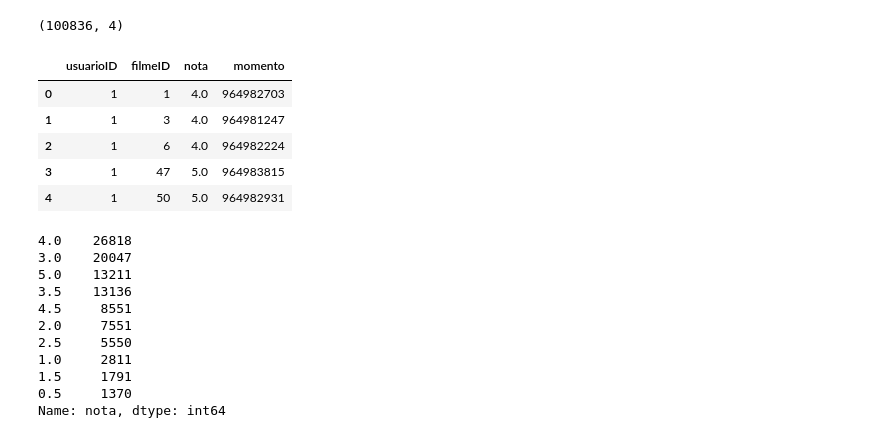
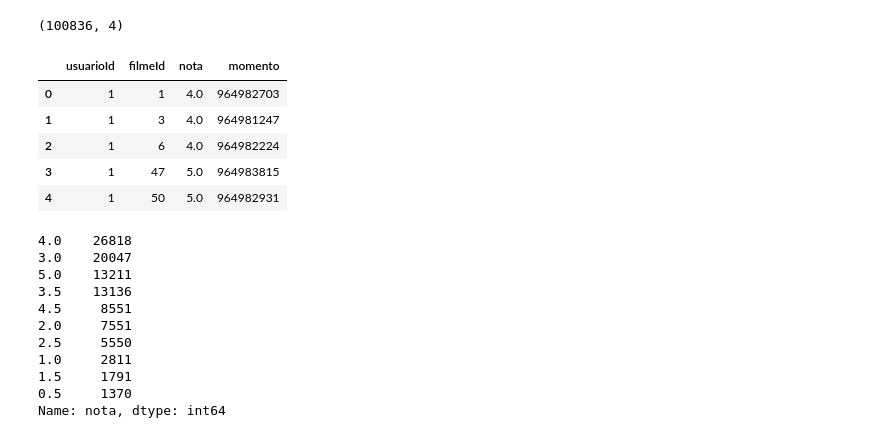
Before and after one commit to phelipecomph/ALURA-Data-Science-Primeiros-Passos, a Jupyter notebook: Starting_Data_Science.ipynb, the cells around one changed output. Drawn from its saved outputs; the diff is of its cells as text; code cells hidden in the pictures.

```diff
--- a/Starting_Data_Science.ipynb
+++ b/Starting_Data_Science.ipynb
@@ -16,10 +18,10 @@ notas.shape
 # %% [output]
 (100836, 4)
 # %%
-notas.columns = ["usuarioID","filmeID","nota","momento"]
+notas.columns = ["usuarioId","filmeId","nota","momento"]
 notas.head()
 # %% [output]
-|  | usuarioID | filmeID | nota | momento |
+|  | usuarioId | filmeId | nota | momento |
 | 0 | 1 | 1 | 4.0 | 964982703 |
 | 1 | 1 | 3 | 4.0 | 964981247 |
 | 2 | 1 | 6 | 4.0 | 964982224 |
```
Also changed, not shown: parts of 13 cells of this notebook, 1 other file.
